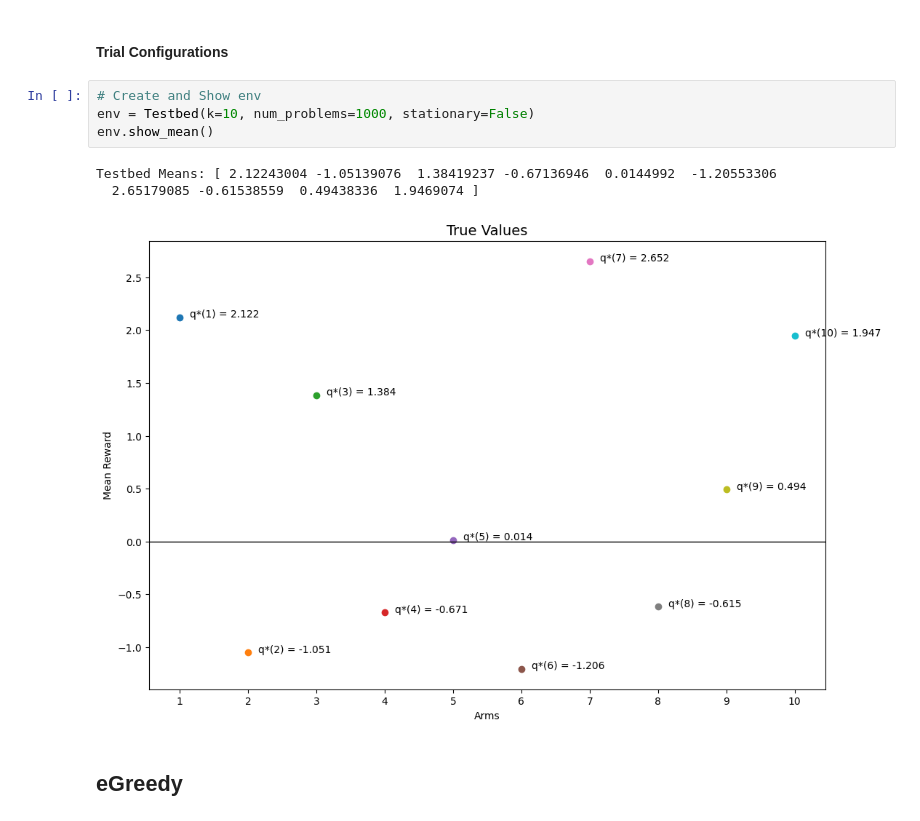
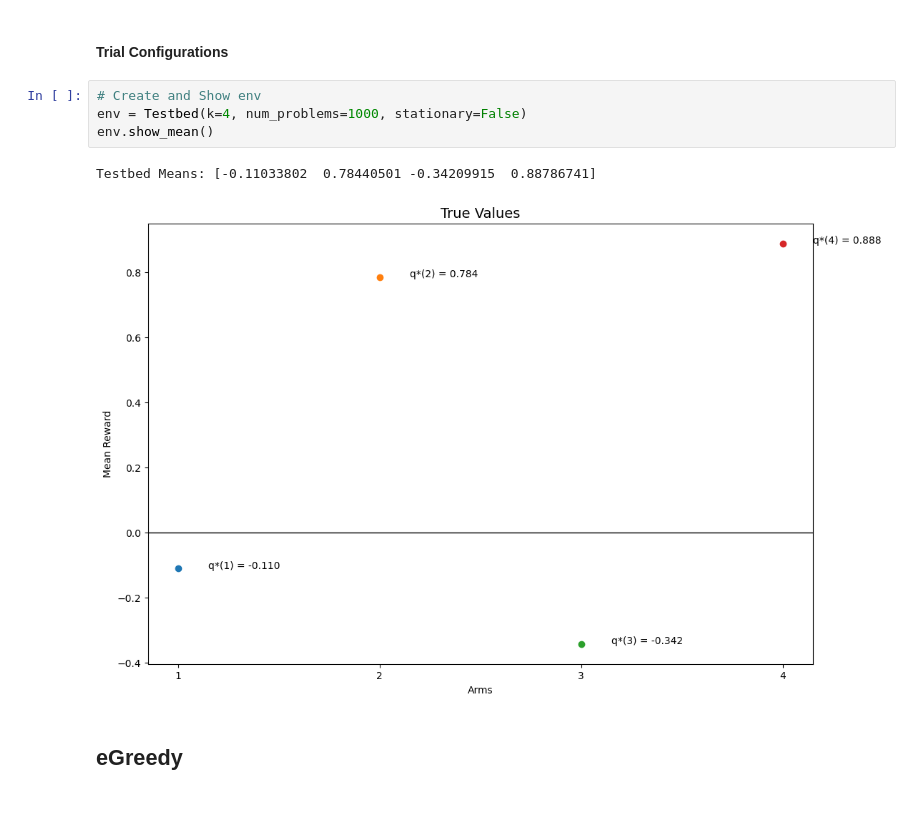
Before and after one commit to bK0s/RL-Bandits, a Jupyter notebook: MyRLNotes/RLNotebook.ipynb, the cells around one changed output. Saved outputs shown, nothing was run; the diff lists cells and outputs as text.

```diff
--- a/MyRLNotes/RLNotebook.ipynb
+++ b/MyRLNotes/RLNotebook.ipynb
@@ -30,12 +30,11 @@ def mm(graph):
 #### Trial Configurations
 # %%
 # Create and Show env
-env = Testbed(k=10, num_problems=1000, stationary=False)
+env = Testbed(k=4, num_problems=1000, stationary=False)
 env.show_mean()
 # %% [output]
-Testbed Means: [ 2.12243004 -1.05139076  1.38419237 -0.67136946  0.0144992  -1.20553306
-  2.65179085 -0.61538559  0.49438336  1.9469074 ]
+Testbed Means: [-0.11033802  0.78440501 -0.34209915  0.88786741]
-[figure, old version]
+[figure, new version]
 # %% [markdown]
 ## eGreedy
 # %%
```
Also changed, not shown: parts of 7 cells of this notebook.
